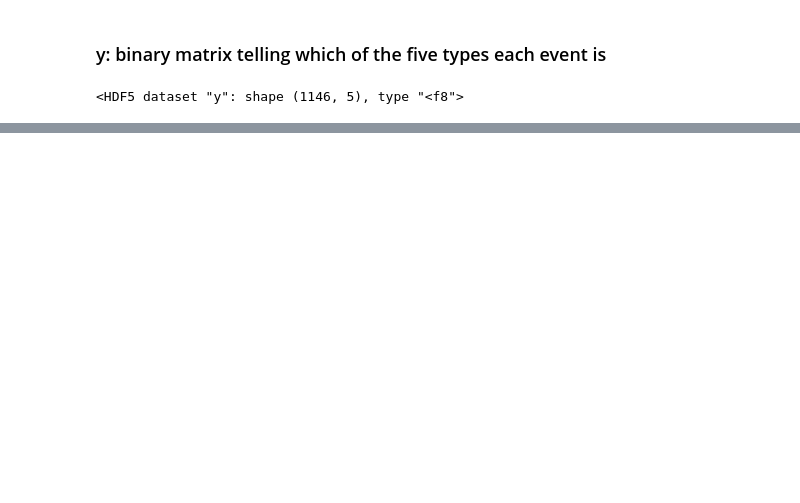
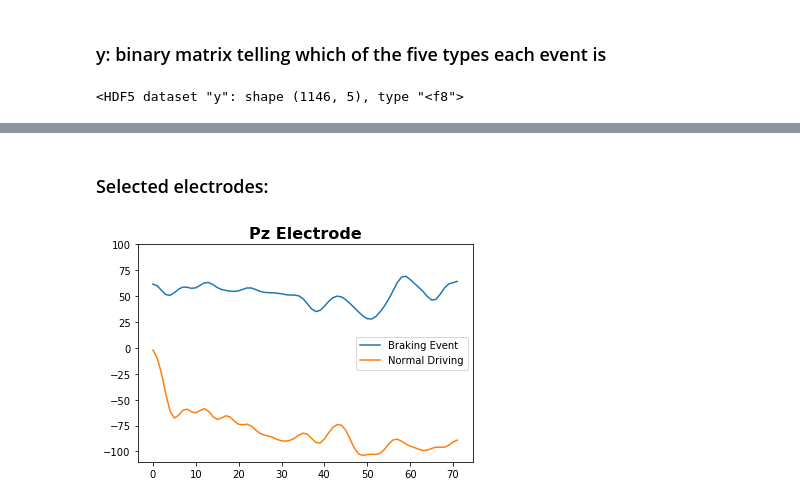
Before and after one commit to hesham-akmal/Brain-ADAS, a Jupyter notebook: EEG Work/Emergency Braking Dataset.ipynb, the cells around one changed output, grey strips where cells are left out. Cells and saved outputs as stored; diff of their text form; code cells hidden in the pictures; blank space fills up the shorter version.

Commit message:
comparison of selected signals behav. & changes in dataframe

```diff
--- a/EEG Work/Emergency Braking Dataset.ipynb
+++ b/EEG Work/Emergency Braking Dataset.ipynb
@@ -221,0 +221,13 @@ df[26470:26471]
+# %% [markdown]
+### Selected electrodes:
+# %%
+Pz_brake= f['cnt']['x'][47][5294:5366]
+Pz_no_brake = f['cnt']['x'][47][0:72]
+plt.title("Pz Electrode", fontsize=16, fontweight='bold')
+plt.ylim(-110, 100)
+plt.plot(Pz_brake, label="Braking Event")
+plt.plot(Pz_no_brake, label="Normal Driving")
+plt.legend(loc='center right')
+plt.show()
+# %% [output]
+[figure, added]
```
Also changed, not shown: parts of 12 cells of this notebook.
